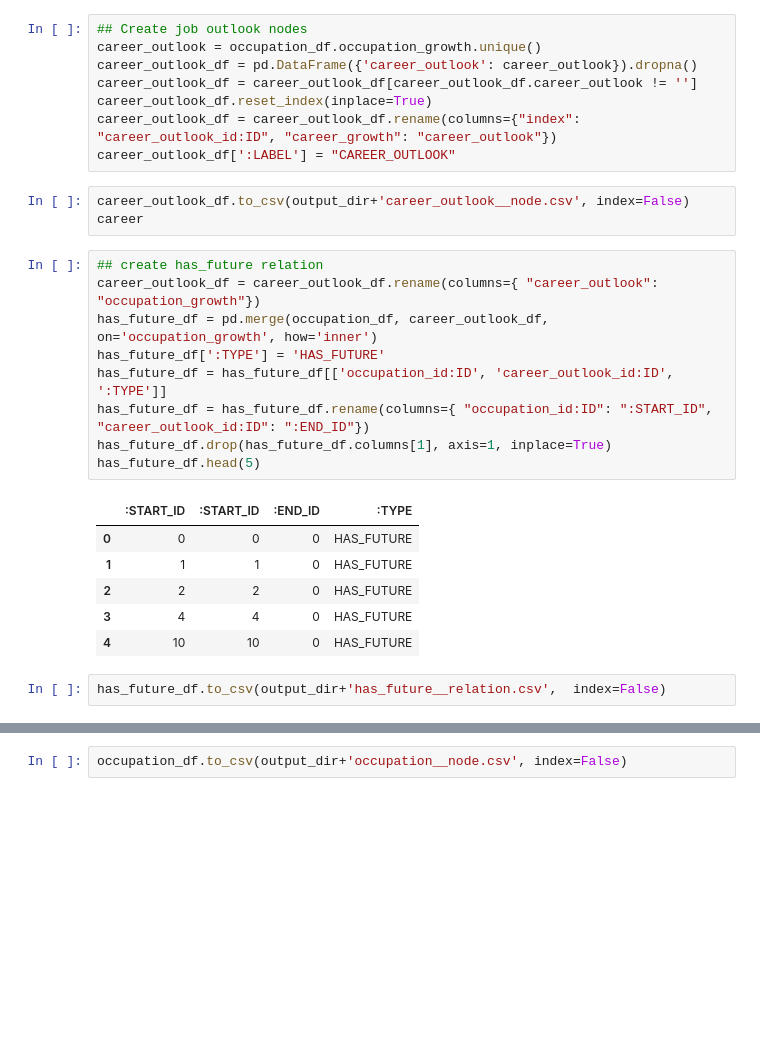
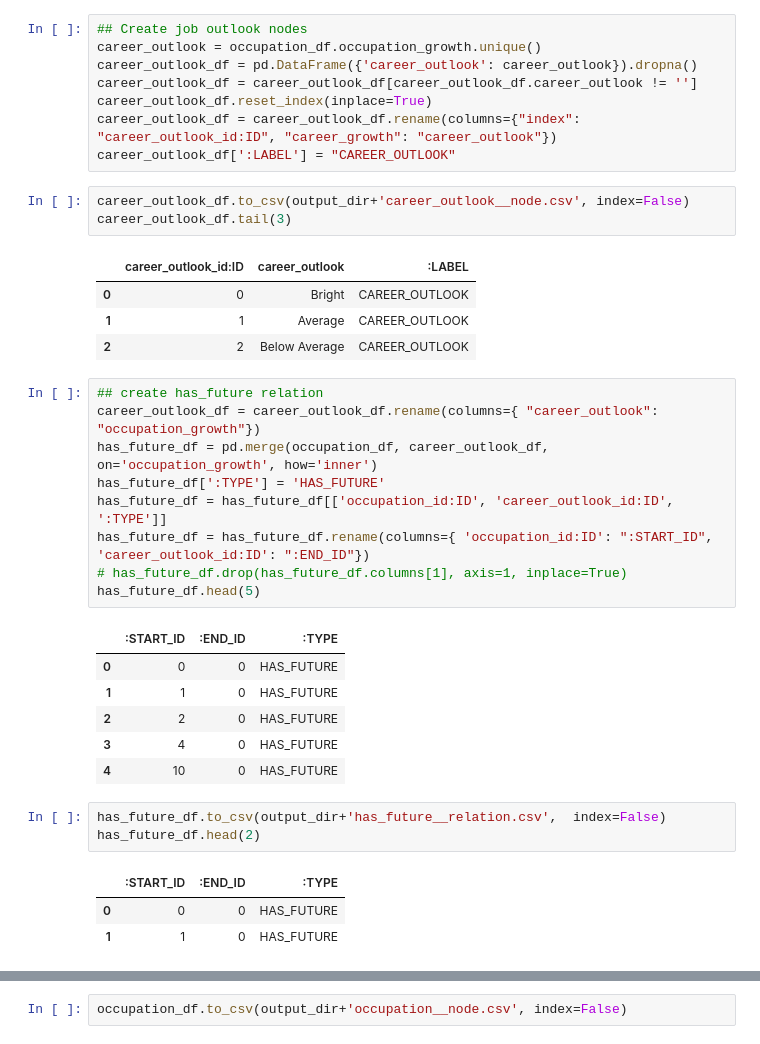
Before and after one commit to jessica-leslie-sergey/dse203, a Jupyter notebook: src/step4_create_occupation_related_nodes.ipynb, the cells around one changed output, grey strips where cells are left out. Cells and saved outputs as stored; diff of their text form; blank space fills up the shorter version.

```diff
--- a/src/step4_create_occupation_related_nodes.ipynb
+++ b/src/step4_create_occupation_related_nodes.ipynb
@@ -139,25 +136,35 @@ career_outlook_df = career_outlook_df.rename(columns={"index": "career_outlook_i
 career_outlook_df[':LABEL'] = "CAREER_OUTLOOK"
 # %%
 career_outlook_df.to_csv(output_dir+'career_outlook__node.csv', index=False)
-career
+career_outlook_df.tail(3)
+# %% [output]
+|  | career_outlook_id:ID | career_outlook | :LABEL |
+| 0 | 0 | Bright | CAREER_OUTLOOK |
+| 1 | 1 | Average | CAREER_OUTLOOK |
+| 2 | 2 | Below Average | CAREER_OUTLOOK |
 # %%
 ## create has_future relation
 career_outlook_df = career_outlook_df.rename(columns={ "career_outlook": "occupation_growth"})
 has_future_df = pd.merge(occupation_df, career_outlook_df, on='occupation_growth', how='inner')
 has_future_df[':TYPE'] = 'HAS_FUTURE'
 has_future_df = has_future_df[['occupation_id:ID', 'career_outlook_id:ID', ':TYPE']]
-has_future_df = has_future_df.rename(columns={ "occupation_id:ID": ":START_ID", "career_outlook_id:ID": ":END_ID"})
-has_future_df.drop(has_future_df.columns[1], axis=1, inplace=True)
+has_future_df = has_future_df.rename(columns={ 'occupation_id:ID': ":START_ID", 'career_outlook_id:ID': ":END_ID"})
+# has_future_df.drop(has_future_df.columns[1], axis=1, inplace=True)
 has_future_df.head(5)
 # %% [output]
-|  | :START_ID | :START_ID | :END_ID | :TYPE |
-| 0 | 0 | 0 | 0 | HAS_FUTURE |
-| 1 | 1 | 1 | 0 | HAS_FUTURE |
-| 2 | 2 | 2 | 0 | HAS_FUTURE |
-| 3 | 4 | 4 | 0 | HAS_FUTURE |
-| 4 | 10 | 10 | 0 | HAS_FUTURE |
+|  | :START_ID | :END_ID | :TYPE |
+| 0 | 0 | 0 | HAS_FUTURE |
+| 1 | 1 | 0 | HAS_FUTURE |
+| 2 | 2 | 0 | HAS_FUTURE |
+| 3 | 4 | 0 | HAS_FUTURE |
+| 4 | 10 | 0 | HAS_FUTURE |
 # %%
 has_future_df.to_csv(output_dir+'has_future__relation.csv',  index=False)
+has_future_df.head(2)
+# %% [output]
+|  | :START_ID | :END_ID | :TYPE |
+| 0 | 0 | 0 | HAS_FUTURE |
+| 1 | 1 | 0 | HAS_FUTURE |
 # %%
 occupation_df = occupation_df.loc[:, occupation_df.columns != 'occupation_growth']
 occupation_df = occupation_df.rename(columns={"job_code": "onet_code"})
```
Also changed, not shown: parts of 3 cells of this notebook, 16 other files.
